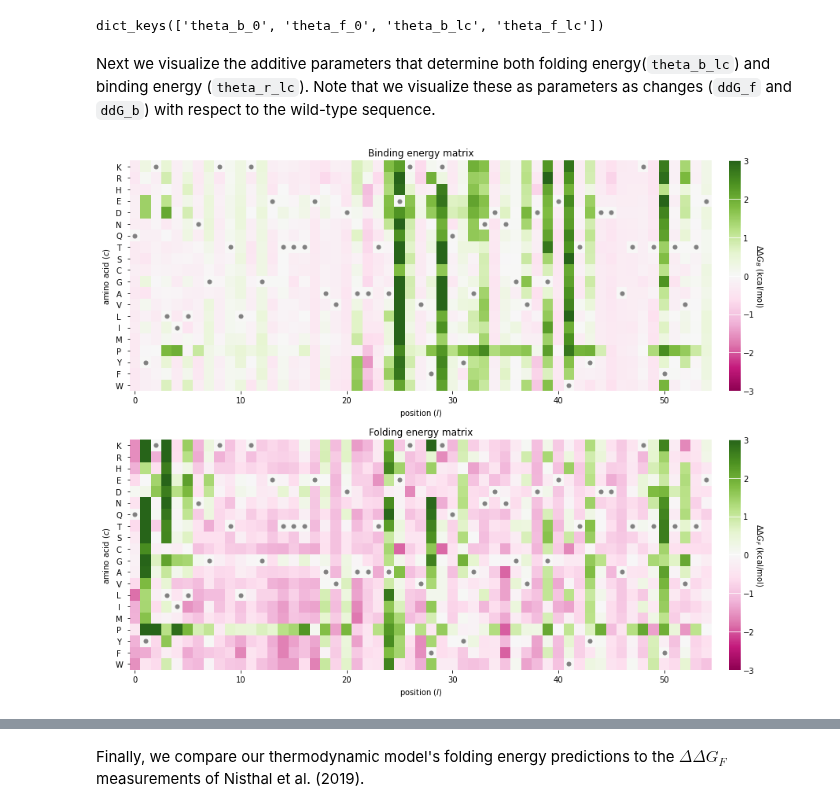
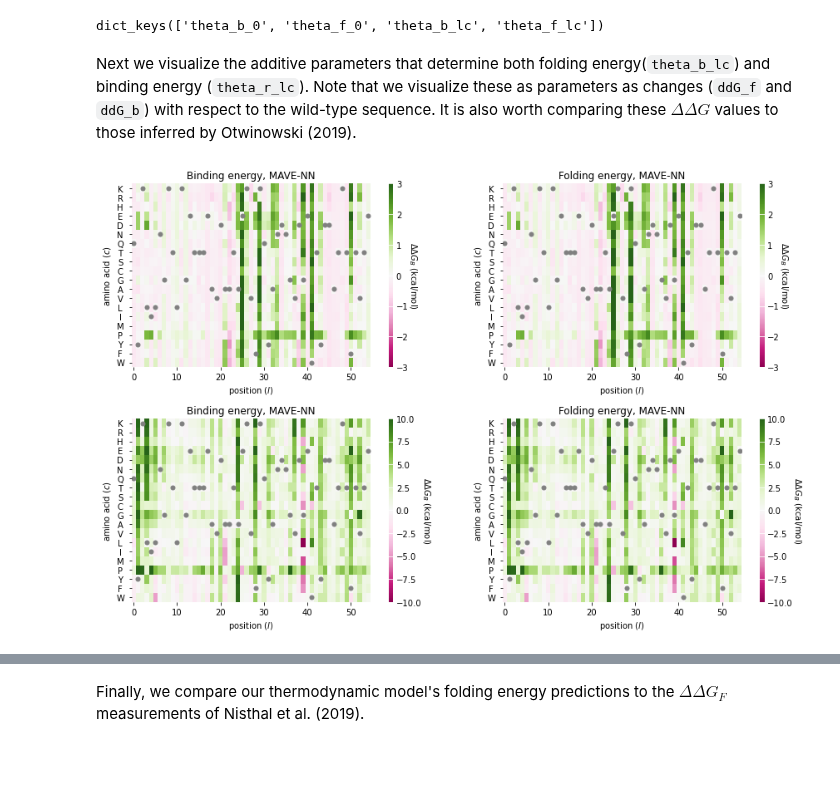
Before and after one commit to jbkinney/mavenn, a Jupyter notebook: docs/tutorials/4_protein_dms_biohysical_gpmap.ipynb, the cells around one changed output, grey strips where cells are left out. Drawn from its saved outputs; the diff is of its cells as text; code cells hidden in the pictures; blank space fills up the shorter version.

Commit message:
Polished comparison to Otwinowski in Tutorial 4

```diff
--- a/docs/tutorials/4_protein_dms_biohysical_gpmap.ipynb
+++ b/docs/tutorials/4_protein_dms_biohysical_gpmap.ipynb
@@ -323,56 +316,77 @@ theta_dict.keys()
 # %% [output]
 dict_keys(['theta_b_0', 'theta_f_0', 'theta_b_lc', 'theta_f_lc'])
 # %% [markdown]
-Next we visualize the additive parameters that determine both folding energy(`theta_b_lc`) and binding energy (`theta_r_lc`). Note that we visualize these as parameters as changes (`ddG_f` and `ddG_b`) with respect to the wild-type sequence.
+Next we visualize the additive parameters that determine both folding energy(`theta_b_lc`) and binding energy (`theta_r_lc`). Note that we visualize these as parameters as changes (`ddG_f` and `ddG_b`) with respect to the wild-type sequence. It is also worth comparing these $\Delta \Delta G$ values to those inferred by Otwinowski (2019).
 # %%
 # Get the wild-type GB1 sequence
 wt_seq = model.x_stats['consensus_seq']
 
 # Convert this to a one-hot encoded matrix of size LxC
 from mavenn.src.utils import _x_to_mat
 x_lc_wt = _x_to_mat(wt_seq, model.alphabet)
 
 # Subtract wild-type character value from parameters at each position
-ddG_b = theta_dict['theta_b_lc'] - np.sum(x_lc_wt*theta_dict['theta_b_lc'], axis=1)[:,np.newaxis]
-ddG_f = theta_dict['theta_f_lc'] - np.sum(x_lc_wt*theta_dict['theta_f_lc'], axis=1)[:,np.newaxis]
+ddG_b_mat_mavenn = theta_dict['theta_b_lc'] - np.sum(x_lc_wt*theta_dict['theta_b_lc'], axis=1)[:,np.newaxis]
+ddG_f_mat_mavenn = theta_dict['theta_f_lc'] - np.sum(x_lc_wt*theta_dict['theta_f_lc'], axis=1)[:,np.newaxis]
 
-# Create figure
-fig, axs = plt.subplots(2,1, figsize=(12,10))
+# Load Otwinowski parameters form file
+dG_b_otwinowski_df = pd.read_csv('../../mavenn/examples/datasets/raw/otwinowski_gb_data.csv.gz', index_col=[0]).T.reset_index(drop=True)[model.alphabet]
+dG_f_otwinowski_df = pd.read_csv('../../mavenn/examples/datasets/raw/otwinowski_gf_data.csv.gz', index_col=[0]).T.reset_index(drop=True)[model.alphabet]
+
+# Compute ddG matrices for Otwinowski
+ddG_b_mat_otwinowski = dG_b_otwinowski_df.values - \
+                       np.sum(x_lc_wt*dG_b_otwinowski_df.values, axis=1)[:,np.newaxis]
+ddG_f_mat_otwinowski = dG_f_otwinowski_df.values - \
+                       np.sum(x_lc_wt*dG_f_otwinowski_df.values, axis=1)[:,np.newaxis]
 
 # Set shared keyword arguments for heatmap
 heatmap_kwargs = {
     'alphabet':model.alphabet,
     'seq':wt_seq,
     'seq_kwargs':{'c':'gray', 's':25},
     'cmap':'PiYG',
     'cbar':True,
-    'clim':[-3,3],
     'cmap_size':'2%',
     'cmap_pad':.3,
     'ccenter':0
 }
 
-# Draw binding energy heatmap
-heatmap_ax, cb = mavenn.heatmap(ax=axs[0], values=ddG_b, **heatmap_kwargs)
-heatmap_ax.tick_params(axis='y', which='major', pad=10)
-heatmap_ax.set_xlabel('position ($l$)')
-heatmap_ax.set_ylabel('amino acid ($c$)')
-heatmap_ax.set_title(f'Binding energy matrix')
-cb.outline.set_visible(False)
-cb.ax.tick_params(direction='in', size=20, color='white')
-cb.set_label('$\Delta \Delta G_B$ (kcal/mol)', labelpad=5, rotation=-90, ha='center', va='center')
+# Set plotting routine
+def draw(ax, ddG_mat, title, clim):
+        # Draw binding energy heatmap
+        heatmap_ax, cb = mavenn.heatmap(ax=ax,
+                                        values=ddG_mat,
+                                        clim=clim,
+                                        **heatmap_kwargs)
+        heatmap_ax.tick_params(axis='y', which='major', pad=10)
+        heatmap_ax.set_xlabel('position ($l$)')
+        heatmap_ax.set_ylabel('amino acid ($c$)')
+        heatmap_ax.set_title(title)
+        cb.outline.set_visible(False)
+        cb.ax.tick_params(direction='in', size=20, color='white')
+        cb.set_label('$\Delta \Delta G_B$ (kcal/mol)',
+                     labelpad=5, rotation=-90, ha='center', va='center')
 
-# Draw folding energy heatmap
-heatmap_ax, cb = mavenn.heatmap(ax=axs[1], values=ddG_f, **heatmap_kwargs)
-heatmap_ax.tick_params(axis='y', which='major', pad=10)
-heatmap_ax.set_xlabel('position ($l$)')
-heatmap_ax.set_ylabel('amino acid ($c$)')
-heatmap_ax.set_title(f'Folding energy matrix')
-cb.outline.set_visible(False)
-cb.ax.tick_params(direction='in', size=20, color='white')
-cb.set_label('$\Delta \Delta G_F$ (kcal/mol)', labelpad=5, rotation=-90, ha='center', va='center')
+# Create figure and make plots
+fig, axs = plt.subplots(2,2, figsize=(12,8))
+draw(ax=axs[0,0],
+     ddG_mat=ddG_b_mat_mavenn,
+     title='Binding energy, MAVE-NN',
+     clim=(-3, 3))
+draw(ax=axs[0,1],
+     ddG_mat=ddG_b_mat_mavenn,
+     title='Folding energy, MAVE-NN',
+     clim=(-3, 3))
+draw(ax=axs[1,0],
+     ddG_mat=ddG_f_mat_otwinowski,
+     title='Binding energy, MAVE-NN',
+     clim=(-10, 10))
+draw(ax=axs[1,1],
+     ddG_mat=ddG_f_mat_otwinowski,
+     title='Folding energy, MAVE-NN',
+     clim=(-10, 10))
 
 # Adjust figure and show
-fig.tight_layout(w_pad=5)
+fig.tight_layout(w_pad=5);
 # %% [output]
-[figure, old version]
+[figure, new version]
```
Also changed, not shown: parts of 5 cells of this notebook, 2 other files.
